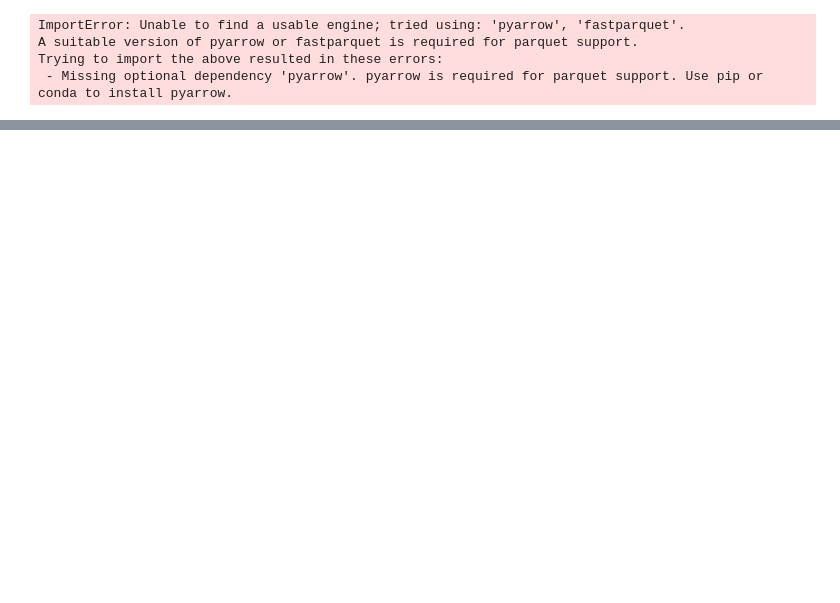
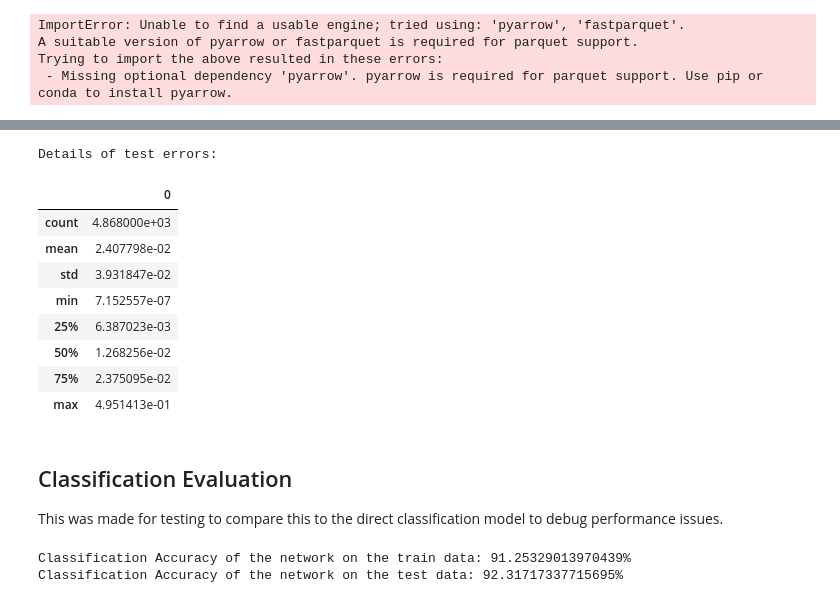
Before and after one commit to tjboise/RNN, a Jupyter notebook: model/Basic_RNN.ipynb, the cells around one changed output, grey strips where cells are left out. Drawn from its saved outputs; the diff is of its cells as text; code cells hidden in the pictures; blank space fills up the shorter version.

```diff
--- a/model/Basic_RNN.ipynb
+++ b/model/Basic_RNN.ipynb
@@ -65,9 +162,28 @@ print(test_r2.compute())
+# %%
+print("Details of test errors:")
+test_errors_df = pd.DataFrame(test_errors)
+test_errors_df.describe()
+# %% [output]
+Details of test errors:
+|  | 0 |
+| count | 4.868000e+03 |
+| mean | 2.407798e-02 |
+| std | 3.931847e-02 |
+| min | 7.152557e-07 |
+| 25% | 6.387023e-03 |
+| 50% | 1.268256e-02 |
+| 75% | 2.375095e-02 |
+| max | 4.951413e-01 |
+# %% [markdown]
+## Classification Evaluation
+
+This was made for testing to compare this to the direct classification model to debug performance issues.
 # %%
 right = 0
 wrong = 0
 
 
-def compute_correctness(predicted, target):
+def increment_category_values(predicted, target):
     global right, wrong
 
     def get_slot(mean):
@@ -84,26 +200,25 @@ def compute_correctness(predicted, target):
     else:
         wrong += 1
 
+def evaluate_categorical_accuracy(dataset):
+    global right, wrong
+    right = 0
+    wrong = 0
+    train_data = DataLoader(dataset, batch_size=256, shuffle=True)
+    for _, data in enumerate(train_data):
+        inputs, goal = data[0], data[1]
+        outputs = model(inputs)
+        for pred, target in zip(outputs, goal):
+            increment_category_values(pred, target)
+    return right / (right + wrong)
+
 device = device = torch.device("cuda")
 model.eval()
 with torch.no_grad():
-    right = 0
-    total = 0
-    train_data = DataLoader(train, batch_size=256, shuffle=True)
-    for _, data in enumerate(train_data):
-        inputs, goal = data[0].to(device), data[1].to(device)
-        outputs = model(inputs)
-        for pred, target in zip(outputs, goal):
-            compute_correctness(pred, target)
-            total += 1
-    print(f'Accuracy of the network on the train data: {100 * right / total} %')
-    test_data = DataLoader(test, batch_size=256, shuffle=True)
-    right = 0
-    total = 0
-    for _, data in enumerate(test_data):
-        inputs, goal = data[0].to(device), data[1].to(device)
-        outputs = model(inputs)
-        for pred, target in zip(outputs, goal):
-            compute_correctness(pred, target)
-            total += 1
-    print(f'Accuracy of the network on the test data: {100 * right / total} %')
+    train_classification_accuracy = evaluate_categorical_accuracy(train)
+    print(f'Classification Accuracy of the network on the train data: {100 * train_classification_accuracy}%')
+    train_classification_accuracy = evaluate_categorical_accuracy(test)
+    print(f'Classification Accuracy of the network on the test data: {100 * train_classification_accuracy}%')
+# %% [output]
+Classification Accuracy of the network on the train data: 91.25329013970439%
+Classification Accuracy of the network on the test data: 92.31717337715695%
```
Also changed, not shown: parts of 20 cells of this notebook.
